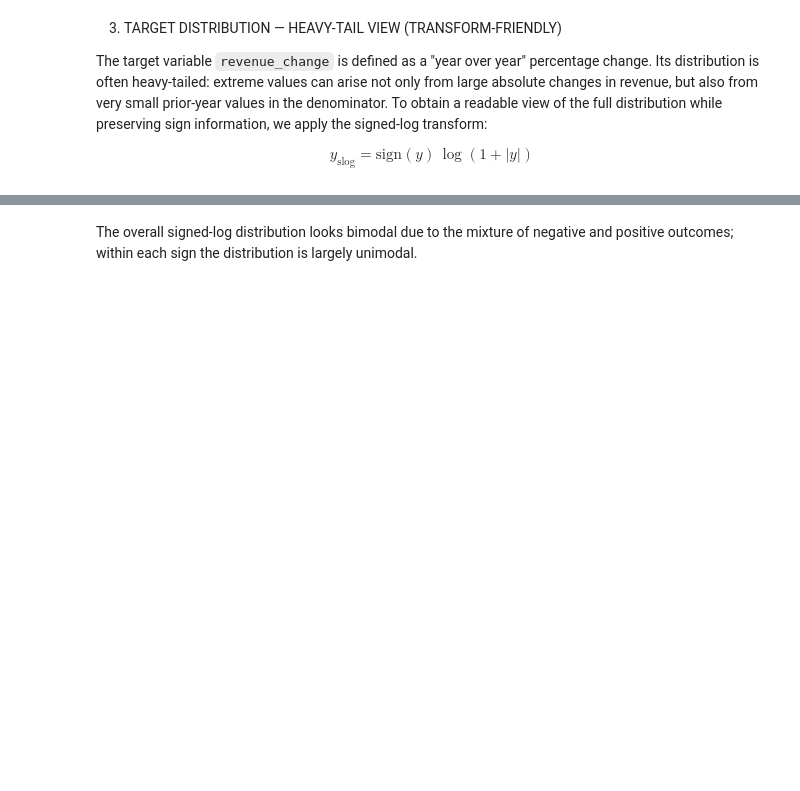
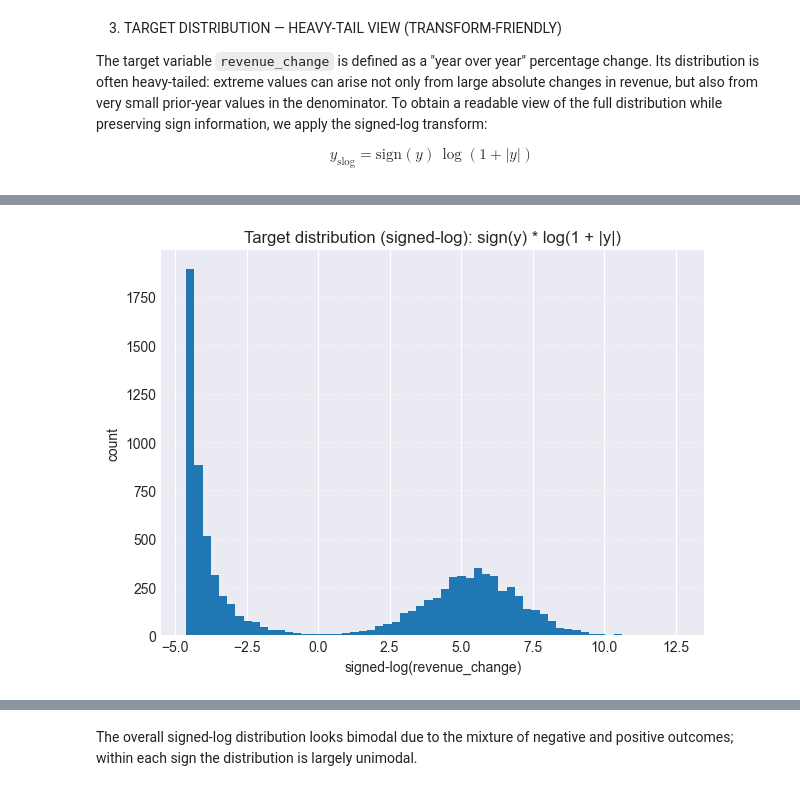
Before and after one commit to MoriondoTommaso/italian-financial-challenge, a Jupyter notebook: notebooks/Final.ipynb, the cells around one changed output, grey strips where cells are left out. Saved outputs shown, nothing was run; the diff lists cells and outputs as text; code cells hidden in the pictures; blank space fills up the shorter version.

```diff
--- a/notebooks/Final.ipynb
+++ b/notebooks/Final.ipynb
@@ -455,0 +441,13 @@ plt.show()
+# %%
+y = df[target].dropna().copy()
+y_slog = np.sign(y) * np.log1p(np.abs(y))
+
+plt.figure(figsize=(7,5))
+plt.hist(y_slog, bins=60)
+plt.title("Target distribution (signed-log): sign(y) * log(1 + |y|)")
+plt.xlabel("signed-log(revenue_change)")
+plt.ylabel("count")
+plt.grid(axis="y", linestyle="--", alpha=0.4)
+plt.show()
+# %% [output]
+[figure, added]
```
Also changed, not shown: parts of 16 cells of this notebook.
